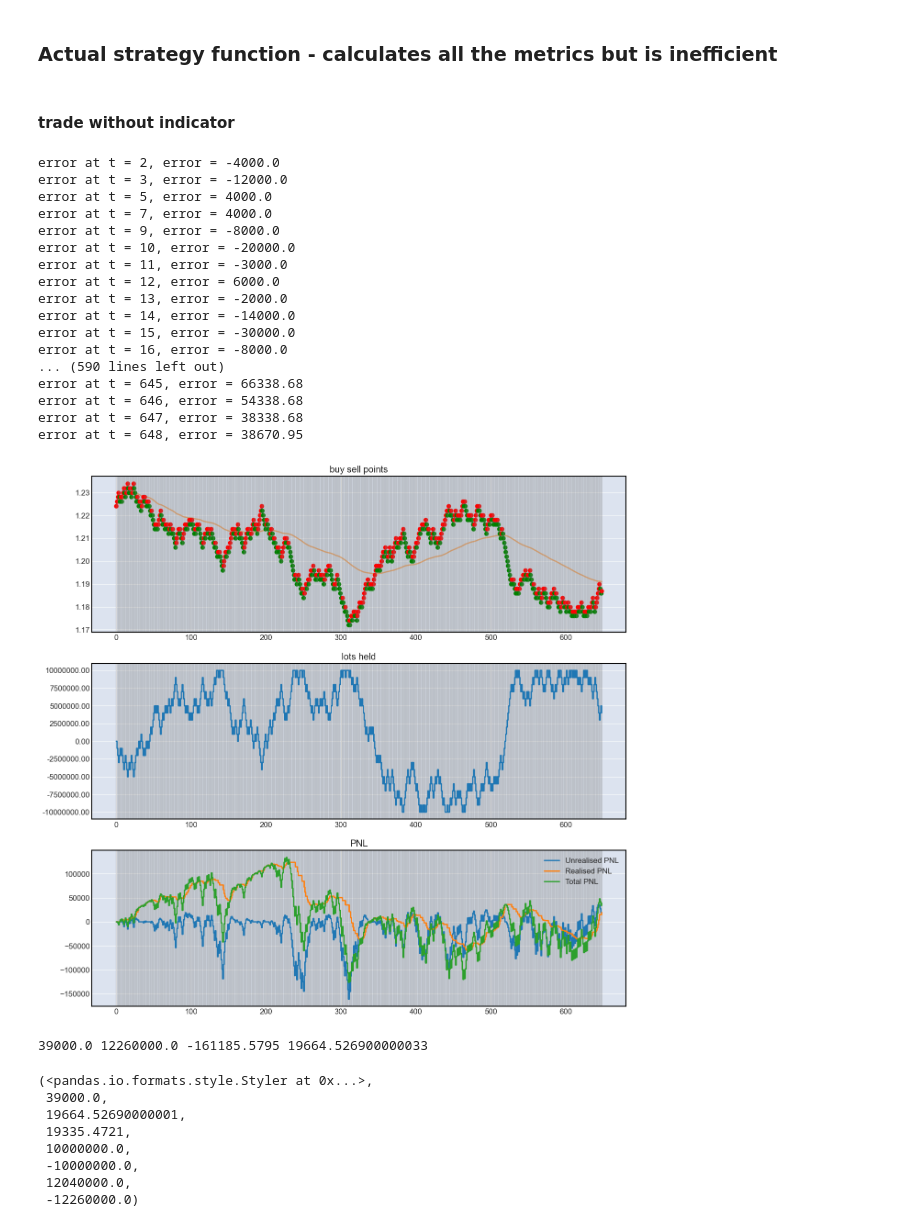
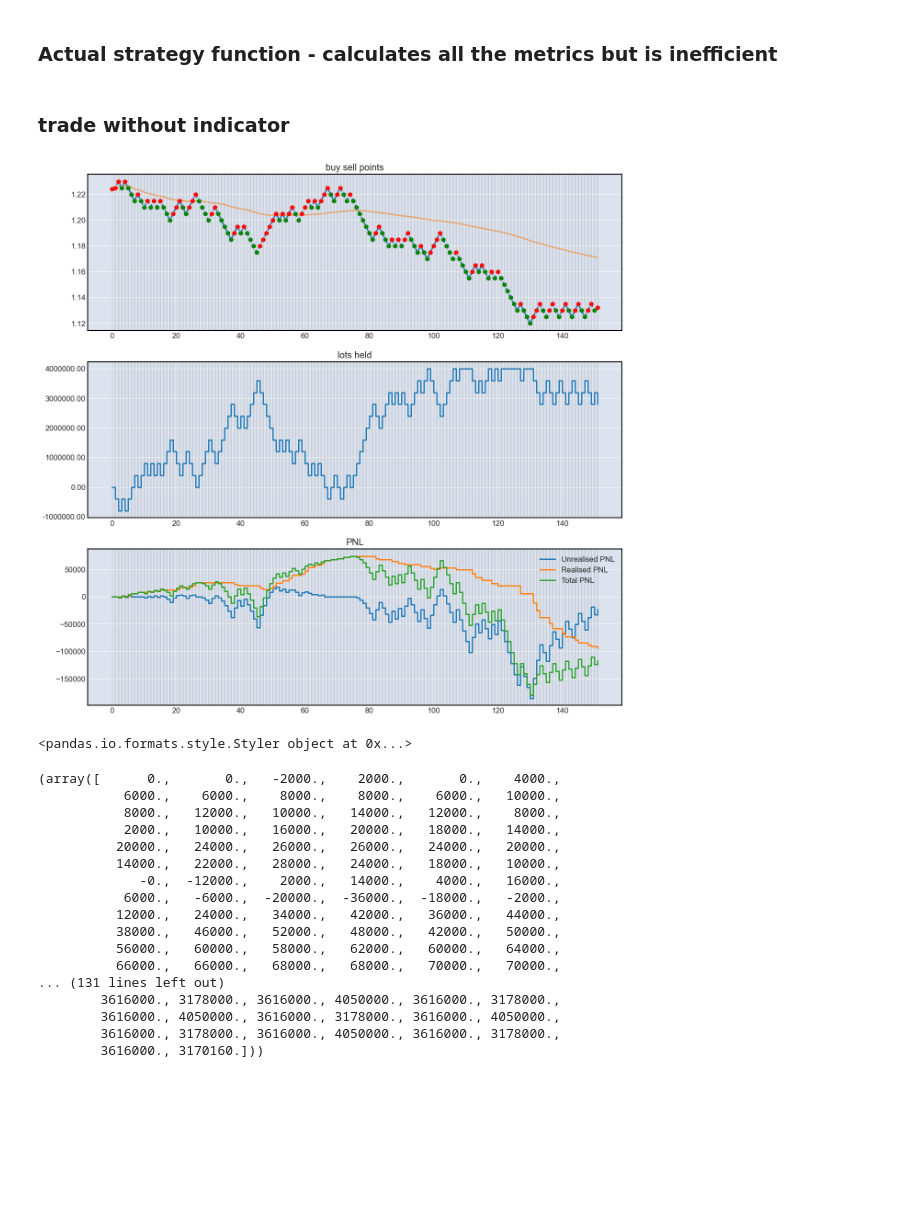
Before and after one commit to SamanvayMS/bp-Trading, a Jupyter notebook: Data_analysis_and_transformation.ipynb, the cells around one changed output. Saved outputs shown, nothing was run; the diff lists cells and outputs as text; code cells hidden in the pictures; blank space fills up the shorter version.

Commit message:
added jit to strategy and optuna integer search

```diff
--- a/Data_analysis_and_transformation.ipynb
+++ b/Data_analysis_and_transformation.ipynb
@@ -452,7 +610,7 @@ tick_data = data_gather_from_files(start_date,end_date)['EURUSD.mid']
 # %%
 grid_sizing = 0.002
 lot_sizing = 1000000
-grid_jumps,binomial_data = convert_to_grid_binomial_data(tick_data,grid_sizing,ladderize_absolute,ladder_depth=10)
+grid_jumps,binomial_data = convert_to_grid_binomial_data(tick_data,grid_sizing,ladderize_absolute_optimised,ladder_depth=10)
 # %%
 np.max(np.cumsum(binomial_data))
 # %% [output]
@@ -486,7 +644,8 @@ def build_lot_sizing(lot_sizing,binomial_data,multiplier=1,indicator_data=[],min
         return [lot_sizing * (multiplier**i) for i in range(T)]
     else: # Indicator data is present
         scaling_criteria =  binomial_data * indicator_data  # +ve if both are same sign hence signifies movement in same direction, we scale in by inverse
-        positions = np.where(scaling_criteria > 0,1/(1+abs(scaling_criteria)),1+abs(scaling_criteria))*lot_sizing # +ve if both are same sign hence signifies movement in same direction , we do not scale in that case
+        #positions = np.where(scaling_criteria > 0,1/(1+abs(scaling_criteria)),1+abs(scaling_criteria))*lot_sizing # +ve if both are same sign hence signifies movement in same direction , we do not scale in that case
+        positions = np.where(scaling_criteria > 0,1,1+abs(scaling_criteria))*lot_sizing
         positions[np.isnan(positions)] = 0
         return np.round(positions/min_lot_size,0)*min_lot_size
 # %% [markdown]
@@ -670,7 +829,7 @@ def run_strategy_total_PNL(tick_data,grid_sizing,lot_sizing,ladder_depth=10,ladd
 # %% [markdown]
 ### Actual strategy function - calculates all the metrics but is inefficient
 # %%
-def run_strategy_eval(tick_data,grid_sizing,lot_sizing,ladder_depth=10,ladder_function=ladderize_absolute,multiplier=1,indicator = False,lookback = 200,print_trade_book=False,trade_plot=False):
+def run_strategy_eval(tick_data,grid_sizing,lot_sizing,ladder_depth=10,ladder_function=ladderize_absolute_optimised,multiplier=1,indicator = False,lookback = 200,print_trade_book=False,trade_plot=False):
     """
     Evaluate and visualize a trading strategy based on ladderized tick data and optional indicators.
 
@@ -720,9 +879,9 @@ def run_strategy_eval(tick_data,grid_sizing,lot_sizing,ladder_depth=10,ladder_fu
         if (N[t]*lots_in_order <= 0) and (lots_in_order != 0):# if we are closing a position
         # we check if the final position and the order are in opposite directions and if the order is not 0 (i.e. we are not opening a position)
         # ----- need to improve condition when we have lot size scaling. (lets say we are - ve 10 and we buy 20 we have realised PNL only for the first 10)
-            R_PNL[t] = - (grid_jumps[t] - avg_price) * lots_in_order # realised PNL
+            R_PNL[t] = R_PNL[t-1] - (grid_jumps[t] - avg_price) * lots_in_order # realised PNL
         else: # if we are opening a position or adding to an existing position
-            R_PNL[t] = 0
+            R_PNL[t] = R_PNL[t-1] # realised PNL remains the same
             if N[t]!=0: # since we are adding to an existing position we need to update the avg price
                 avg_price = (avg_price * N[t-1] + grid_jumps[t]*lots_in_order)/N[t] # update avg price
             # if N[t] == 0 we are closing a position and hence avg price is not updated
@@ -738,7 +897,7 @@ def run_strategy_eval(tick_data,grid_sizing,lot_sizing,ladder_depth=10,ladder_fu
 
         # checks if profit calculations are right
         test = True  # set to true to test
-        error = np.round(PNL[t] - np.sum(R_PNL[:t+1]) + U_PNL[t],2) # total profit must be equal to cumulative sum of realised + unrealised profit
+        error = np.round(PNL[t] - R_PNL[t] - U_PNL[t],2) # total profit must be equal to cumulative sum of realised + unrealised profit
         if (error!=0) and test:
             print('error at t = {}, error = {}'.format(t,error))
 
@@ -752,47 +911,37 @@ def run_strategy_eval(tick_data,grid_sizing,lot_sizing,ladder_depth=10,ladder_fu
             else:
                 print('sell {} lots at price {}'.format(-lots_in_order,grid_jumps[t]))
             print('average price = {}'.format(avg_price))
-            print('realised PNL = {}'.format(R_PNL[t]))
-            print('cummulative realised PNL = {}'.format(np.sum(R_PNL[:t+1])))
+            print('cummulative realised PNL = {}'.format(R_PNL[t]))
             print('unrealised PNL = {}'.format(U_PNL[t]))
             print('PNL = {}'.format(PNL[t]))
         trade = pd.Series({'t':t,'price':grid_jumps[t],'Previous_lots':N[t-1],'current_lots':N[t],'position':P[t],'R_PNL':R_PNL[t],'U_PNL':U_PNL[t],'PNL':PNL[t],'average_price':avg_price})
         trades = pd.concat([trades, trade.to_frame().T])
     if trade_plot:
-        plot_trades(grid_jumps,np.cumsum(R_PNL),U_PNL,N,lookback=lookback)
-    print(trades['PNL'].iloc[-1],np.max(np.abs(trades['position'])),np.min(trades['U_PNL']),np.cumsum(trades['R_PNL']).iloc[-1])
-    trades = format_df(trades)
-    return trades,PNL[-1],np.sum(R_PNL),U_PNL[-1],np.max(N),np.min(N),np.max(P),np.min(P)
+        plot_trades(grid_jumps,R_PNL,U_PNL,N,lookback=lookback)
+        print(format_df(trades))
+    return PNL,R_PNL,U_PNL,N,P
 # %% [markdown]
-#### trade without indicator
+### trade without indicator
 # %%
-run_strategy_eval(tick_data,grid_sizing,lot_sizing,trade_plot=True)
+run_strategy_eval(tick_data,grid_sizing=0.005,lot_sizing=400000,trade_plot=True)
 # %% [output]
+[figure, new version]
-error at t = 2, error = -4000.0
-error at t = 3, error = -12000.0
-error at t = 5, error = 4000.0
-error at t = 7, error = 4000.0
-error at t = 9, error = -8000.0
-error at t = 10, error = -20000.0
-error at t = 11, error = -3000.0
-error at t = 12, error = 6000.0
-error at t = 13, error = -2000.0
-error at t = 14, error = -14000.0
-error at t = 15, error = -30000.0
-error at t = 16, error = -8000.0
-... (590 lines left out)
-error at t = 645, error = 66338.68
-error at t = 646, error = 54338.68
-error at t = 647, error = 38338.68
-error at t = 648, error = 38670.95
+<pandas.io.formats.style.Styler object at 0x...>
-[figure, old version]
-39000.0 12260000.0 -161185.5795 19664.526900000033
+(array([      0.,       0.,   -2000.,    2000.,       0.,    4000.,
+           6000.,    6000.,    8000.,    8000.,    6000.,   10000.,
+           8000.,   12000.,   10000.,   14000.,   12000.,    8000.,
+           2000.,   10000.,   16000.,   20000.,   18000.,   14000.,
+          20000.,   24000.,   26000.,   26000.,   24000.,   20000.,
+          14000.,   22000.,   28000.,   24000.,   18000.,   10000.,
+             -0.,  -12000.,    2000.,   14000.,    4000.,   16000.,
+           6000.,   -6000.,  -20000.,  -36000.,  -18000.,   -2000.,
+          12000.,   24000.,   34000.,   42000.,   36000.,   44000.,
+          38000.,   46000.,   52000.,   48000.,   42000.,   50000.,
+          56000.,   60000.,   58000.,   62000.,   60000.,   64000.,
+          66000.,   66000.,   68000.,   68000.,   70000.,   70000.,
+... (131 lines left out)
+        3616000., 3178000., 3616000., 4050000., 3616000., 3178000.,
+        3616000., 4050000., 3616000., 3178000., 3616000., 4050000.,
+        3616000., 3178000., 3616000., 4050000., 3616000., 3178000.,
+        3616000., 3170160.]))
-(<pandas.io.formats.style.Styler at 0x...>,
- 39000.0,
- 19664.52690000001,
- 19335.4721,
- 10000000.0,
- -10000000.0,
- 12040000.0,
- -12260000.0)
 # %% [markdown]
```
Also changed, not shown: parts of 34 cells of this notebook, 4 other files.
